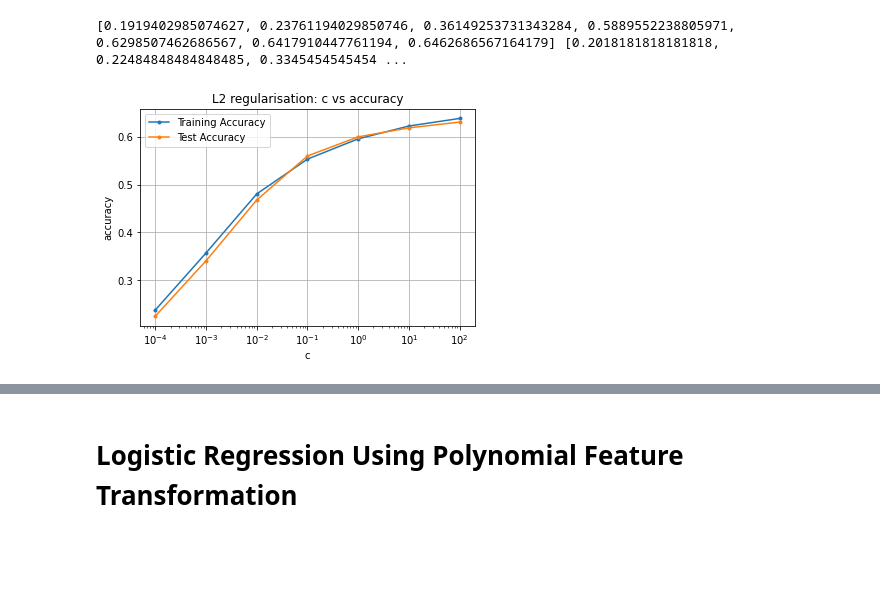
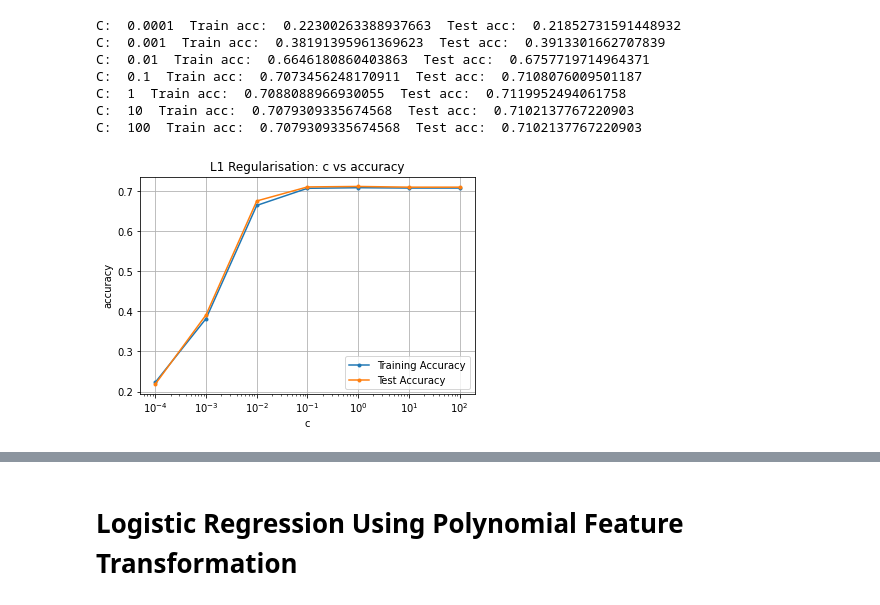
Before and after one commit to rhuiz4/NBAMachineLearning, a Jupyter notebook: NBA_Log_Reg.ipynb, the cells around one changed output, grey strips where cells are left out. Cells and saved outputs as stored; diff of their text form; code cells hidden in the pictures; blank space fills up the shorter version.

```diff
--- a/NBA_Log_Reg.ipynb
+++ b/NBA_Log_Reg.ipynb
@@ -43,5 +63,5 @@ X_train, X_test, y_train, y_test = train_test_split(X, y, test_size=0.33, random
 # %%
-model = LogisticRegression(penalty='none', multi_class='multinomial', max_iter=10000)
+model = LogisticRegression(penalty='none', multi_class='multinomial', max_iter=12000)
 model.fit(X_train,y_train)
 acc_test = model.score(X_test, y_test)
 acc_train = model.score(X_train, y_train)
@@ -129,12 +100,2 @@ FT% :  -1.1926246046242148
 # %%
 cVals = [0.0001, 0.001, 0.01, 0.1, 1, 10, 100]
-# %%
-tr_acc = []
-ts_acc = []
-for c in cVals:
-    model_l1 = LogisticRegression(penalty='l1', C=c, solver='saga', random_state=21, multi_class='multinomial', max_iter=10000)
-    model_l1.fit(X_train,y_train)
-    acc = model_l1.score(X_test, y_test)
-    ts_acc.append(acc)
-    acc = model_l1.score(X_train, y_train)
-    tr_acc.append(acc)
@@ -154,27 +102,32 @@ plt.show(block=False)
-# %%
-print(tr_acc, ts_acc)
-# %% [output]
-[0.1919402985074627, 0.23761194029850746, 0.36149253731343284, 0.5889552238805971, 0.6298507462686567, 0.6417910447761194, 0.6462686567164179] [0.2018181818181818, 0.22484848484848485, 0.3345454545454 ...
-# %%
-tr_acc = []
-ts_acc = []
-for c in cVals:
-    model_l2 = LogisticRegression(penalty='l2', C=c, multi_class='multinomial', max_iter=10000)
-    model_l2.fit(X_train,y_train)
-    acc = model_l2.score(X_test, y_test)
-    ts_acc.append(acc)
-    acc = model_l2.score(X_train, y_train)
-    tr_acc.append(acc)
-# %%
-plt.plot(cVals,tr_acc,'.-')
-plt.plot(cVals,ts_acc,'.-')
-plt.xlabel('c')
-plt.ylabel('accuracy')
-plt.xscale('log')
-#plt.ylim((0.64,0.645))
-plt.title('L2 regularisation: c vs accuracy')
-plt.grid()
-plt.legend(['Training Accuracy', 'Test Accuracy'])
-plt.show(block=False)
-# %% [output]
-[figure, removed]
+# %%
+# Try different C values if using penalty
+def model_and_graph(penalty, solver, random_state, X_tr, y_tr, X_ts, y_ts, title):
+    tr_acc = []
+    ts_acc = []
+    for c in cVals:
+        model = LogisticRegression(penalty=penalty, C=c, solver=solver, random_state=random_state, multi_class='multinomial', max_iter=12000)
+        model.fit(X_tr,y_tr)
+        ts_acc.append(model.score(X_ts, y_ts))
+        tr_acc.append(model.score(X_tr, y_tr))
+    for i in range(len(cVals)):
+        print("C: ", cVals[i], " Train acc: ", tr_acc[i], " Test acc: ", ts_acc[i])
+    plt.plot(cVals,tr_acc,'.-')
+    plt.plot(cVals,ts_acc,'.-')
+    plt.xlabel('c')
+    plt.ylabel('accuracy')
+    plt.xscale('log')
+    plt.title(title)
+    plt.grid()
+    plt.legend(['Training Accuracy', 'Test Accuracy'])
+    plt.show(block=False)
+# %%
+model_and_graph('l1','saga',21,X_train,y_train,X_test,y_test,"L1 Regularisation: c vs accuracy")
+# %% [output]
+C:  0.0001  Train acc:  0.22300263388937663  Test acc:  0.21852731591448932
+C:  0.001  Train acc:  0.38191395961369623  Test acc:  0.3913301662707839
+C:  0.01  Train acc:  0.6646180860403863  Test acc:  0.6757719714964371
+C:  0.1  Train acc:  0.7073456248170911  Test acc:  0.7108076009501187
+C:  1  Train acc:  0.7088088966930055  Test acc:  0.7119952494061758
+C:  10  Train acc:  0.7079309335674568  Test acc:  0.7102137767220903
+C:  100  Train acc:  0.7079309335674568  Test acc:  0.7102137767220903
+[figure, added]
```
Also changed, not shown: parts of 27 cells of this notebook.
